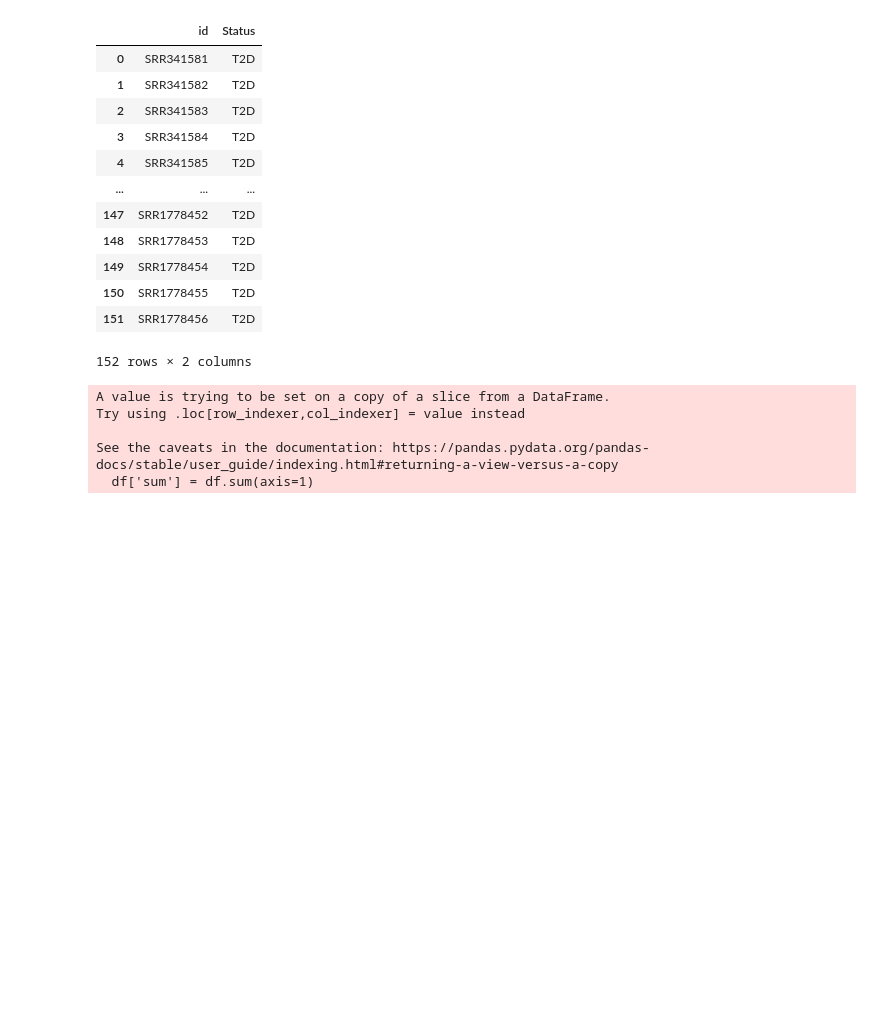
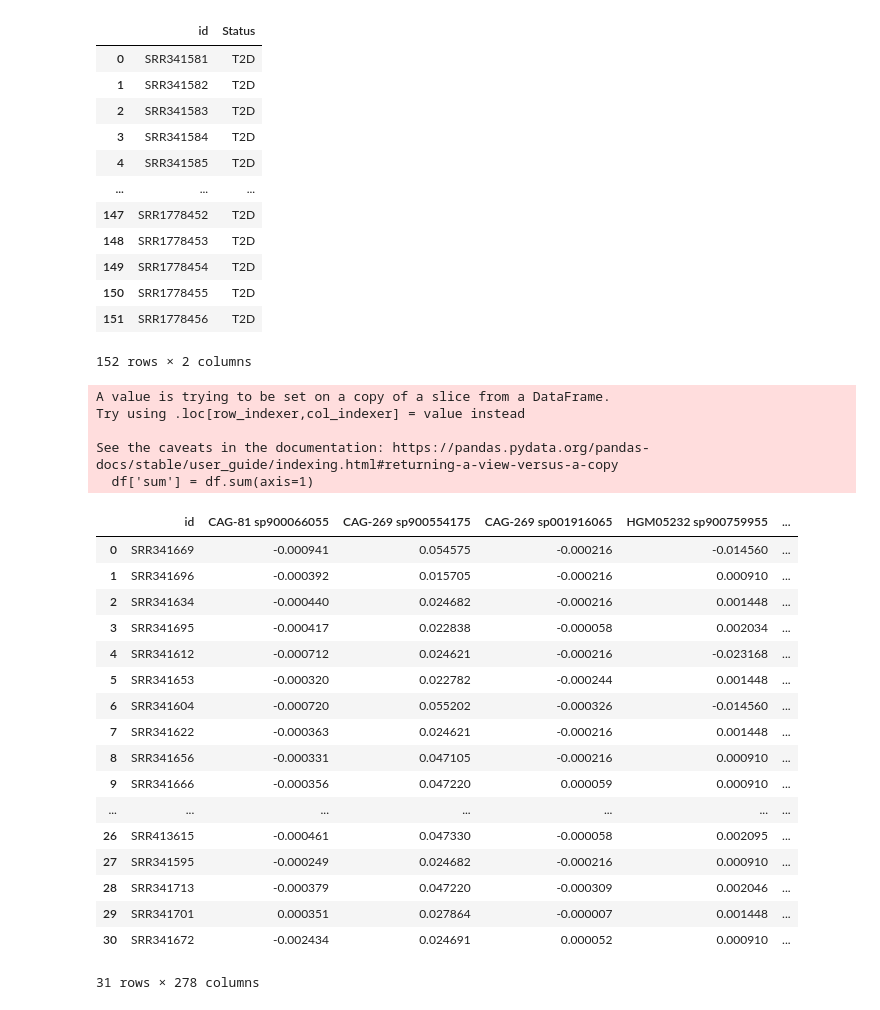
Before and after one commit to jindongmin/Meta_diseases_analyses, a Jupyter notebook: ipynb/SHAP_plots.ipynb, the cells around one changed output. Saved outputs shown, nothing was run; the diff lists cells and outputs as text; code cells hidden in the pictures; blank space fills up the shorter version.

```diff
--- a/ipynb/SHAP_plots.ipynb
+++ b/ipynb/SHAP_plots.ipynb
@@ -37,3 +37,24 @@ See the caveats in the documentation: https://pandas.pydata.org/pandas-docs/stab
   df['sum'] = df.sum(axis=1)
 # %%
 df.merge(Metadata, how = 'left',on = 'id').to_csv('../table/QinT2D_shapely_new.txt', sep = '\t')
+# %%
+df.merge(Metadata, how = 'left',on = 'id')
+# %% [output]
+|  | id | CAG-81 sp900066055 | CAG-269 sp900554175 | CAG-269 sp001916065 | HGM05232 sp900759955 | ... |
+| 0 | SRR341669 | -0.000941 | 0.054575 | -0.000216 | -0.014560 | ... |
+| 1 | SRR341696 | -0.000392 | 0.015705 | -0.000216 | 0.000910 | ... |
+| 2 | SRR341634 | -0.000440 | 0.024682 | -0.000216 | 0.001448 | ... |
+| 3 | SRR341695 | -0.000417 | 0.022838 | -0.000058 | 0.002034 | ... |
+| 4 | SRR341612 | -0.000712 | 0.024621 | -0.000216 | -0.023168 | ... |
+| 5 | SRR341653 | -0.000320 | 0.022782 | -0.000244 | 0.001448 | ... |
+| 6 | SRR341604 | -0.000720 | 0.055202 | -0.000326 | -0.014560 | ... |
+| 7 | SRR341622 | -0.000363 | 0.024621 | -0.000216 | 0.001448 | ... |
+| 8 | SRR341656 | -0.000331 | 0.047105 | -0.000216 | 0.000910 | ... |
+| 9 | SRR341666 | -0.000356 | 0.047220 | 0.000059 | 0.000910 | ... |
+| ... | ... | ... | ... | ... | ... | ... |
+| 26 | SRR413615 | -0.000461 | 0.047330 | -0.000058 | 0.002095 | ... |
+| 27 | SRR341595 | -0.000249 | 0.024682 | -0.000216 | 0.000910 | ... |
+| 28 | SRR341713 | -0.000379 | 0.047220 | -0.000309 | 0.002046 | ... |
+| 29 | SRR341701 | 0.000351 | 0.027864 | -0.000007 | 0.001448 | ... |
+| 30 | SRR341672 | -0.002434 | 0.024691 | 0.000052 | 0.000910 | ... |
+31 rows × 278 columns
```
Also changed, not shown: parts of 10 cells of this notebook.
